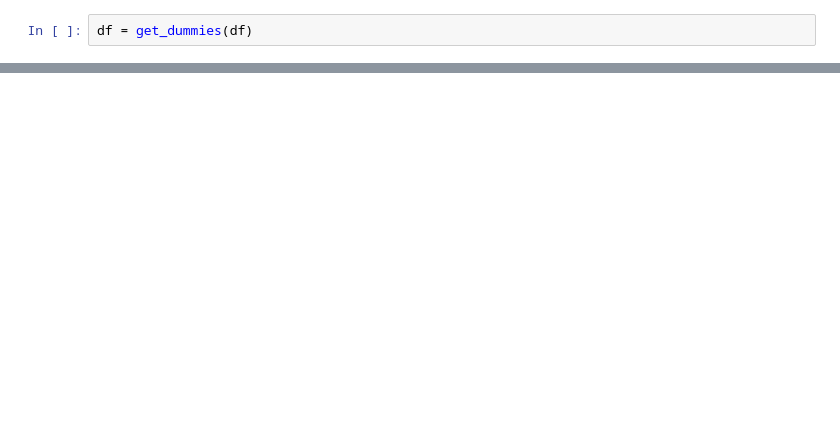
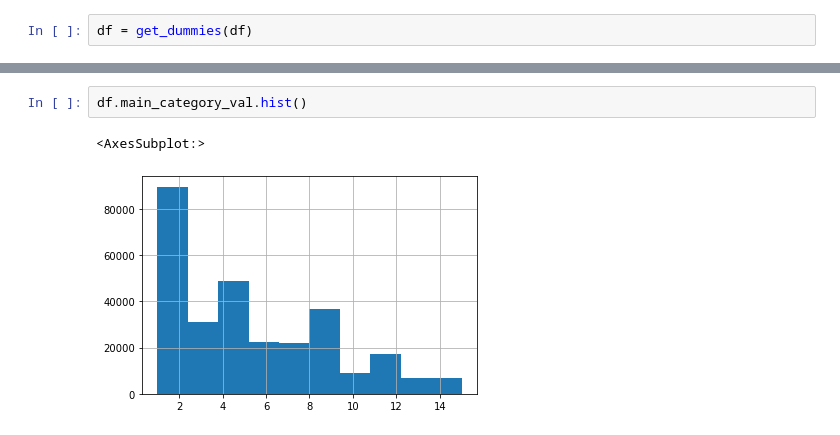
Before and after one commit to ljackson707/kick_starter_project, a Jupyter notebook: kickstarter_project.ipynb, the cells around one changed output, grey strips where cells are left out. Cells and saved outputs as stored; diff of their text form; blank space fills up the shorter version.

```diff
--- a/kickstarter_project.ipynb
+++ b/kickstarter_project.ipynb
@@ -693,0 +871,5 @@ df.head()
+# %%
+df.main_category_val.hist()
+# %% [output]
+<AxesSubplot:>
+[figure, added]
```
Also changed, not shown: parts of 34 cells of this notebook.
